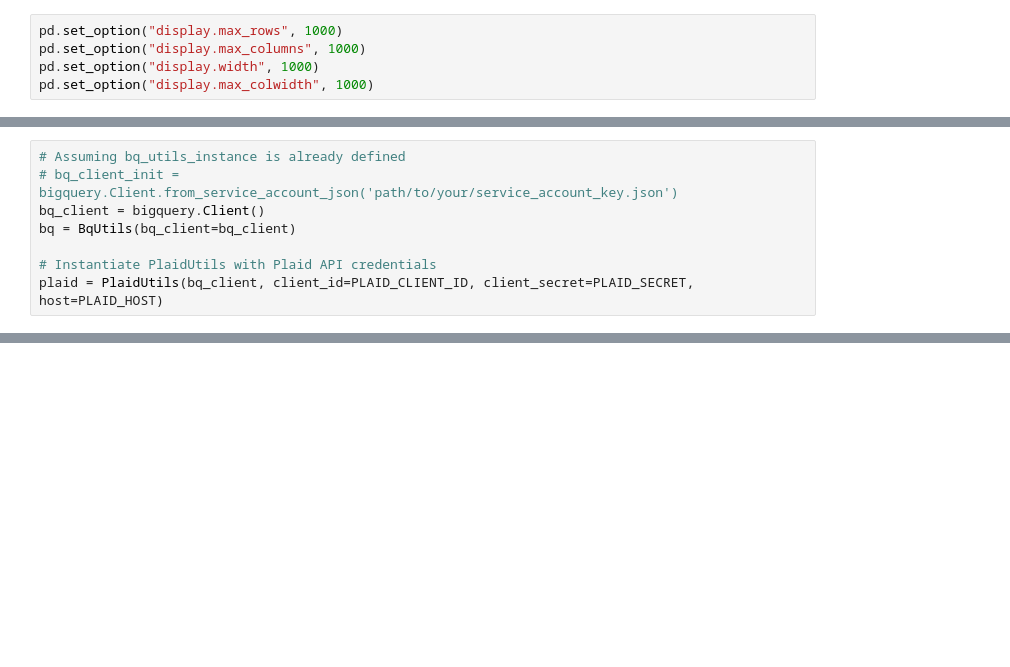
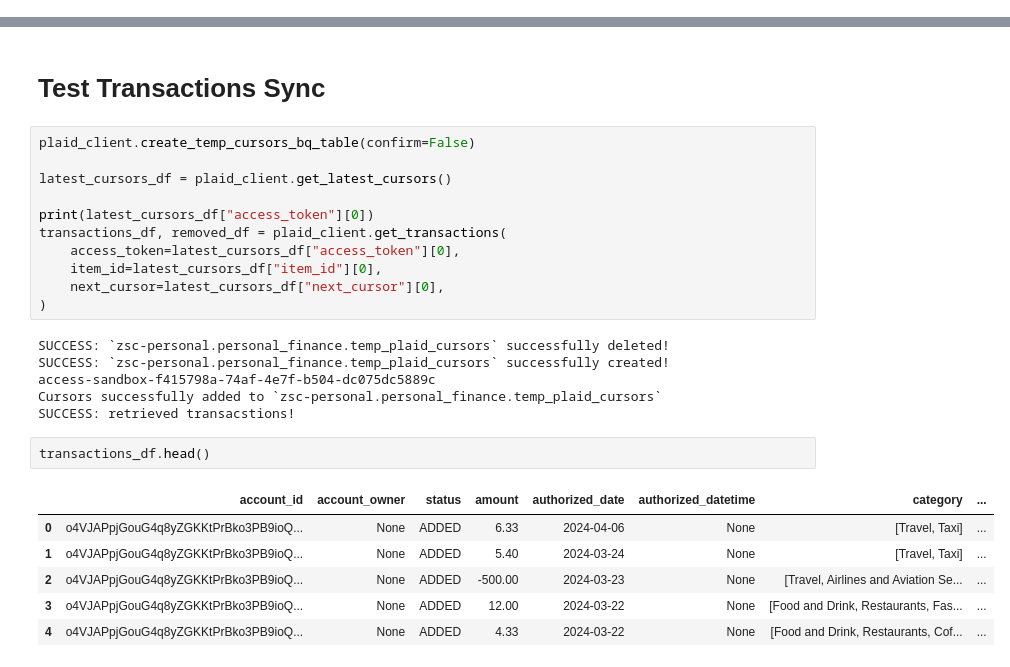
Before and after one commit to zcox10/personal_finance, a Jupyter notebook: notebooks/hello_world_notebook.ipynb, the cells around one changed output, grey strips where cells are left out. Saved outputs shown, nothing was run; the diff lists cells and outputs as text; blank space fills up the shorter version.

```diff
--- a/notebooks/hello_world_notebook.ipynb
+++ b/notebooks/hello_world_notebook.ipynb
@@ -22,5 +0,0 @@ from src.my_functions import *
-# %%
-pd.set_option("display.max_rows", 1000)
-pd.set_option("display.max_columns", 1000)
-pd.set_option("display.width", 1000)
-pd.set_option("display.max_colwidth", 1000)
@@ -36,8 +0,0 @@ PLAID_HOST = plaid.Environment.Sandbox
-# %%
-# Assuming bq_utils_instance is already defined
-# bq_client_init = bigquery.Client.from_service_account_json('path/to/your/service_account_key.json')
-bq_client = bigquery.Client()
-bq = BqUtils(bq_client=bq_client)
-
-# Instantiate PlaidUtils with Plaid API credentials
-plaid = PlaidUtils(bq_client, client_id=PLAID_CLIENT_ID, client_secret=PLAID_SECRET, host=PLAID_HOST)
@@ -484,0 +42,28 @@ transactions_json["transactions"]
+# %% [markdown]
+# Test Transactions Sync
+# %%
+plaid_client.create_temp_cursors_bq_table(confirm=False)
+
+latest_cursors_df = plaid_client.get_latest_cursors()
+
+print(latest_cursors_df["access_token"][0])
+transactions_df, removed_df = plaid_client.get_transactions(
+    access_token=latest_cursors_df["access_token"][0],
+    item_id=latest_cursors_df["item_id"][0],
+    next_cursor=latest_cursors_df["next_cursor"][0],
+)
+# %% [output]
+SUCCESS: `zsc-personal.personal_finance.temp_plaid_cursors` successfully deleted!
+SUCCESS: `zsc-personal.personal_finance.temp_plaid_cursors` successfully created!
+access-sandbox-f415798a-74af-4e7f-b504-dc075dc5889c
+Cursors successfully added to `zsc-personal.personal_finance.temp_plaid_cursors`
+SUCCESS: retrieved transacstions!
+# %%
+transactions_df.head()
+# %% [output]
+|  | account_id | account_owner | status | amount | authorized_date | authorized_datetime | category | ... |
+| 0 | o4VJAPpjGouG4q8yZGKKtPrBko3PB9ioQ... | None | ADDED | 6.33 | 2024-04-06 | None | [Travel, Taxi] | ... |
+| 1 | o4VJAPpjGouG4q8yZGKKtPrBko3PB9ioQ... | None | ADDED | 5.40 | 2024-03-24 | None | [Travel, Taxi] | ... |
+| 2 | o4VJAPpjGouG4q8yZGKKtPrBko3PB9ioQ... | None | ADDED | -500.00 | 2024-03-23 | None | [Travel, Airlines and Aviation Se... | ... |
+| 3 | o4VJAPpjGouG4q8yZGKKtPrBko3PB9ioQ... | None | ADDED | 12.00 | 2024-03-22 | None | [Food and Drink, Restaurants, Fas... | ... |
+| 4 | o4VJAPpjGouG4q8yZGKKtPrBko3PB9ioQ... | None | ADDED | 4.33 | 2024-03-22 | None | [Food and Drink, Restaurants, Cof... | ... |
```
Also changed, not shown: parts of 60 cells of this notebook, 4 other files.
